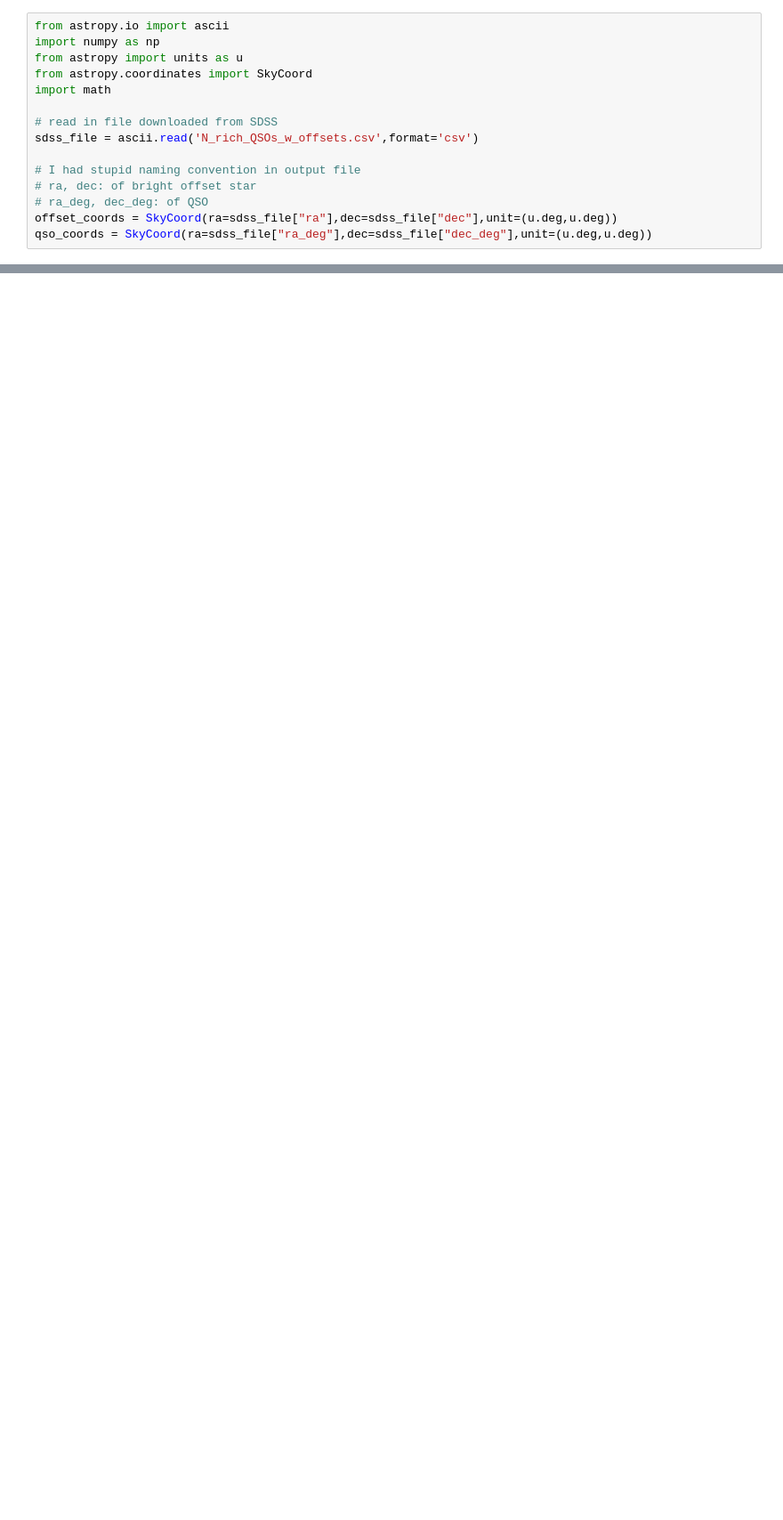
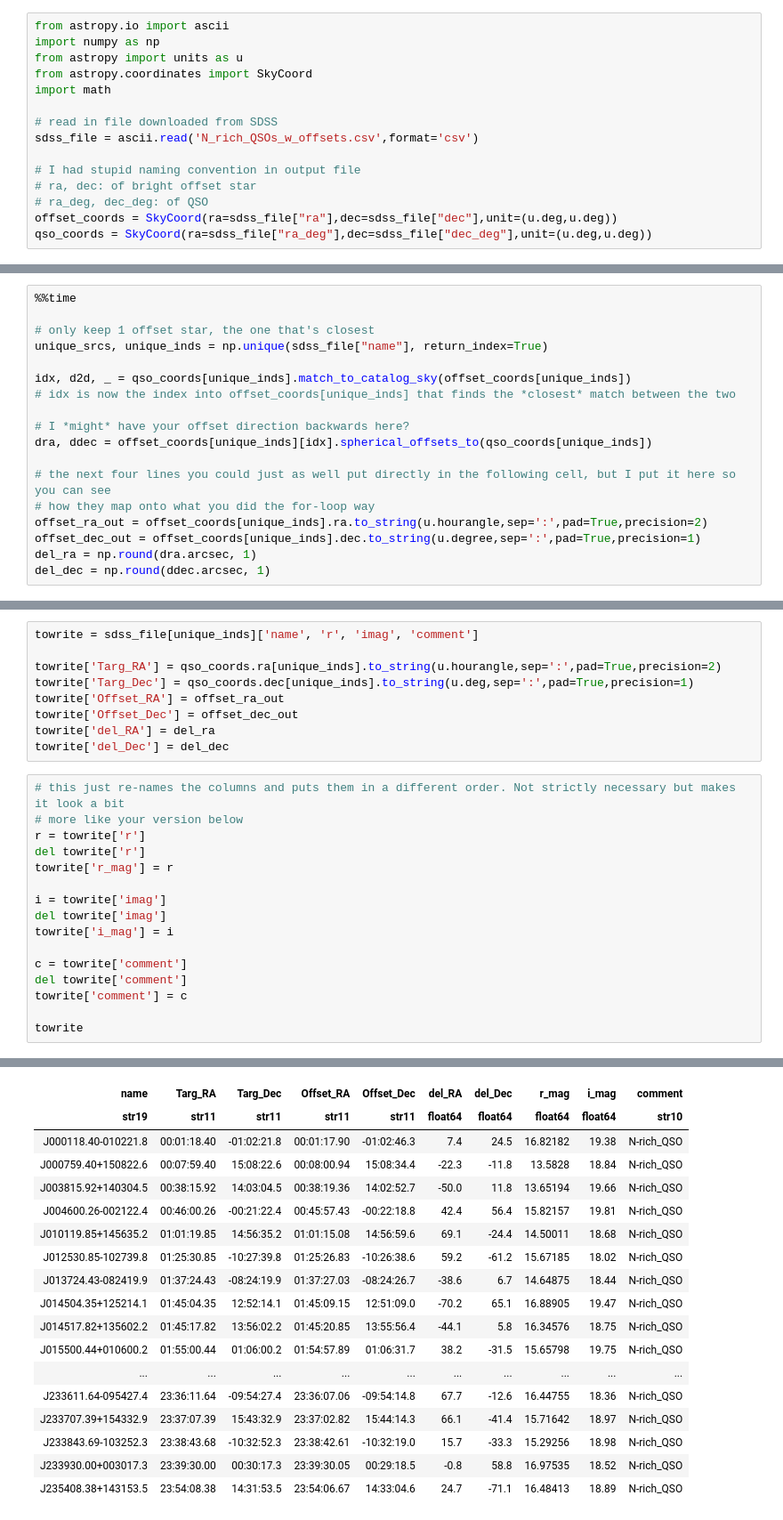
Before and after one commit to eteq/calc_offsets, a Jupyter notebook: calc_offsets_N_rich_QSOs.ipynb, the cells around one changed output, grey strips where cells are left out. Shown at 89% size. Drawn from its saved outputs; the diff is of its cells as text; blank space fills up the shorter version.

```diff
--- a/calc_offsets_N_rich_QSOs.ipynb
+++ b/calc_offsets_N_rich_QSOs.ipynb
@@ -80,0 +69,18 @@ ascii.write([sdss_file["name"][unique_inds],offset_ra_out_deg,offset_dec_out_deg
+# %%
+%%time
+
+# only keep 1 offset star, the one that's closest
+unique_srcs, unique_inds = np.unique(sdss_file["name"], return_index=True)
+
+idx, d2d, _ = qso_coords[unique_inds].match_to_catalog_sky(offset_coords[unique_inds])
+# idx is now the index into offset_coords[unique_inds] that finds the *closest* match between the two
+
+# I *might* have your offset direction backwards here?
+dra, ddec = offset_coords[unique_inds][idx].spherical_offsets_to(qso_coords[unique_inds])
+
+# the next four lines you could just as well put directly in the following cell, but I put it here so you can see
+# how they map onto what you did the for-loop way
+offset_ra_out = offset_coords[unique_inds].ra.to_string(u.hourangle,sep=':',pad=True,precision=2)
+offset_dec_out = offset_coords[unique_inds].dec.to_string(u.degree,sep=':',pad=True,precision=1)
+del_ra = np.round(dra.arcsec, 1)
+del_dec = np.round(ddec.arcsec, 1)
@@ -80,0 +90,26 @@ ascii.write([sdss_file["name"][unique_inds],offset_ra_out_deg,offset_dec_out_deg
+# %%
+towrite = sdss_file[unique_inds]['name', 'r', 'imag', 'comment']
+
+towrite['Targ_RA'] = qso_coords.ra[unique_inds].to_string(u.hourangle,sep=':',pad=True,precision=2)
+towrite['Targ_Dec'] = qso_coords.dec[unique_inds].to_string(u.deg,sep=':',pad=True,precision=1)
+towrite['Offset_RA'] = offset_ra_out
+towrite['Offset_Dec'] = offset_dec_out
+towrite['del_RA'] = del_ra
+towrite['del_Dec'] = del_dec
+# %%
+# this just re-names the columns and puts them in a different order. Not strictly necessary but makes it look a bit
+# more like your version below
+r = towrite['r']
+del towrite['r']
+towrite['r_mag'] = r
+
+i = towrite['imag']
+del towrite['imag']
+towrite['i_mag'] = i
+
+c = towrite['comment']
+del towrite['comment']
+towrite['comment'] = c
+
+towrite
+# %% [output]
@@ -80,0 +117,18 @@ ascii.write([sdss_file["name"][unique_inds],offset_ra_out_deg,offset_dec_out_deg
+| name | Targ_RA | Targ_Dec | Offset_RA | Offset_Dec | del_RA | del_Dec | r_mag | i_mag | comment |
+| str19 | str11 | str11 | str11 | str11 | float64 | float64 | float64 | float64 | str10 |
+| J000118.40-010221.8 | 00:01:18.40 | -01:02:21.8 | 00:01:17.90 | -01:02:46.3 | 7.4 | 24.5 | 16.82182 | 19.38 | N-rich_QSO |
+| J000759.40+150822.6 | 00:07:59.40 | 15:08:22.6 | 00:08:00.94 | 15:08:34.4 | -22.3 | -11.8 | 13.5828 | 18.84 | N-rich_QSO |
+| J003815.92+140304.5 | 00:38:15.92 | 14:03:04.5 | 00:38:19.36 | 14:02:52.7 | -50.0 | 11.8 | 13.65194 | 19.66 | N-rich_QSO |
+| J004600.26-002122.4 | 00:46:00.26 | -00:21:22.4 | 00:45:57.43 | -00:22:18.8 | 42.4 | 56.4 | 15.82157 | 19.81 | N-rich_QSO |
+| J010119.85+145635.2 | 01:01:19.85 | 14:56:35.2 | 01:01:15.08 | 14:56:59.6 | 69.1 | -24.4 | 14.50011 | 18.68 | N-rich_QSO |
+| J012530.85-102739.8 | 01:25:30.85 | -10:27:39.8 | 01:25:26.83 | -10:26:38.6 | 59.2 | -61.2 | 15.67185 | 18.02 | N-rich_QSO |
+| J013724.43-082419.9 | 01:37:24.43 | -08:24:19.9 | 01:37:27.03 | -08:24:26.7 | -38.6 | 6.7 | 14.64875 | 18.44 | N-rich_QSO |
+| J014504.35+125214.1 | 01:45:04.35 | 12:52:14.1 | 01:45:09.15 | 12:51:09.0 | -70.2 | 65.1 | 16.88905 | 19.47 | N-rich_QSO |
+| J014517.82+135602.2 | 01:45:17.82 | 13:56:02.2 | 01:45:20.85 | 13:55:56.4 | -44.1 | 5.8 | 16.34576 | 18.75 | N-rich_QSO |
+| J015500.44+010600.2 | 01:55:00.44 | 01:06:00.2 | 01:54:57.89 | 01:06:31.7 | 38.2 | -31.5 | 15.65798 | 19.75 | N-rich_QSO |
+| ... | ... | ... | ... | ... | ... | ... | ... | ... | ... |
+| J233611.64-095427.4 | 23:36:11.64 | -09:54:27.4 | 23:36:07.06 | -09:54:14.8 | 67.7 | -12.6 | 16.44755 | 18.36 | N-rich_QSO |
+| J233707.39+154332.9 | 23:37:07.39 | 15:43:32.9 | 23:37:02.82 | 15:44:14.3 | 66.1 | -41.4 | 15.71642 | 18.97 | N-rich_QSO |
+| J233843.69-103252.3 | 23:38:43.68 | -10:32:52.3 | 23:38:42.61 | -10:32:19.0 | 15.7 | -33.3 | 15.29256 | 18.98 | N-rich_QSO |
+| J233930.00+003017.3 | 23:39:30.00 | 00:30:17.3 | 23:39:30.05 | 00:29:18.5 | -0.8 | 58.8 | 16.97535 | 18.52 | N-rich_QSO |
+| J235408.38+143153.5 | 23:54:08.38 | 14:31:53.5 | 23:54:06.67 | 14:33:04.6 | 24.7 | -71.1 | 16.48413 | 18.89 | N-rich_QSO |
```
Also changed, not shown: parts of 10 cells of this notebook.
